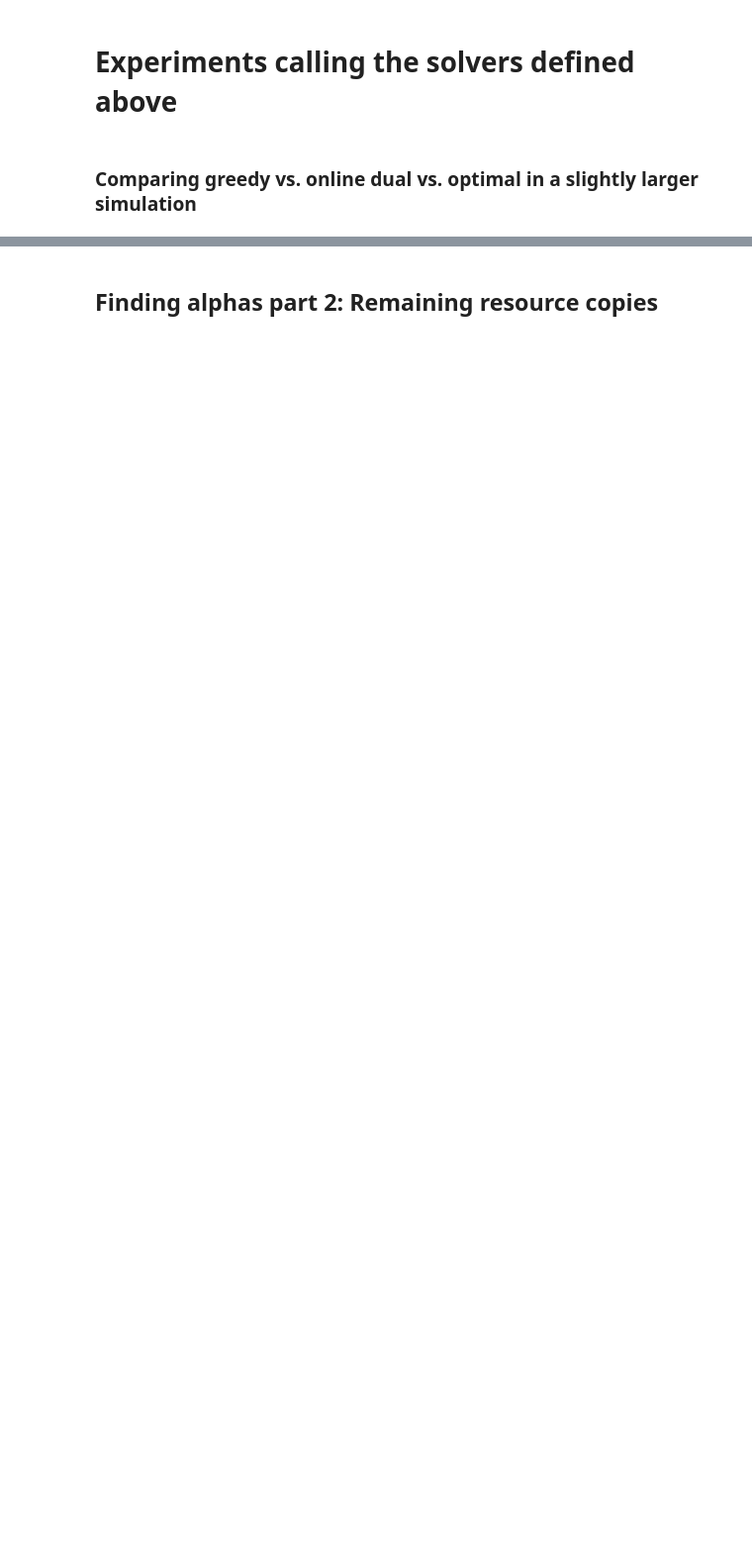
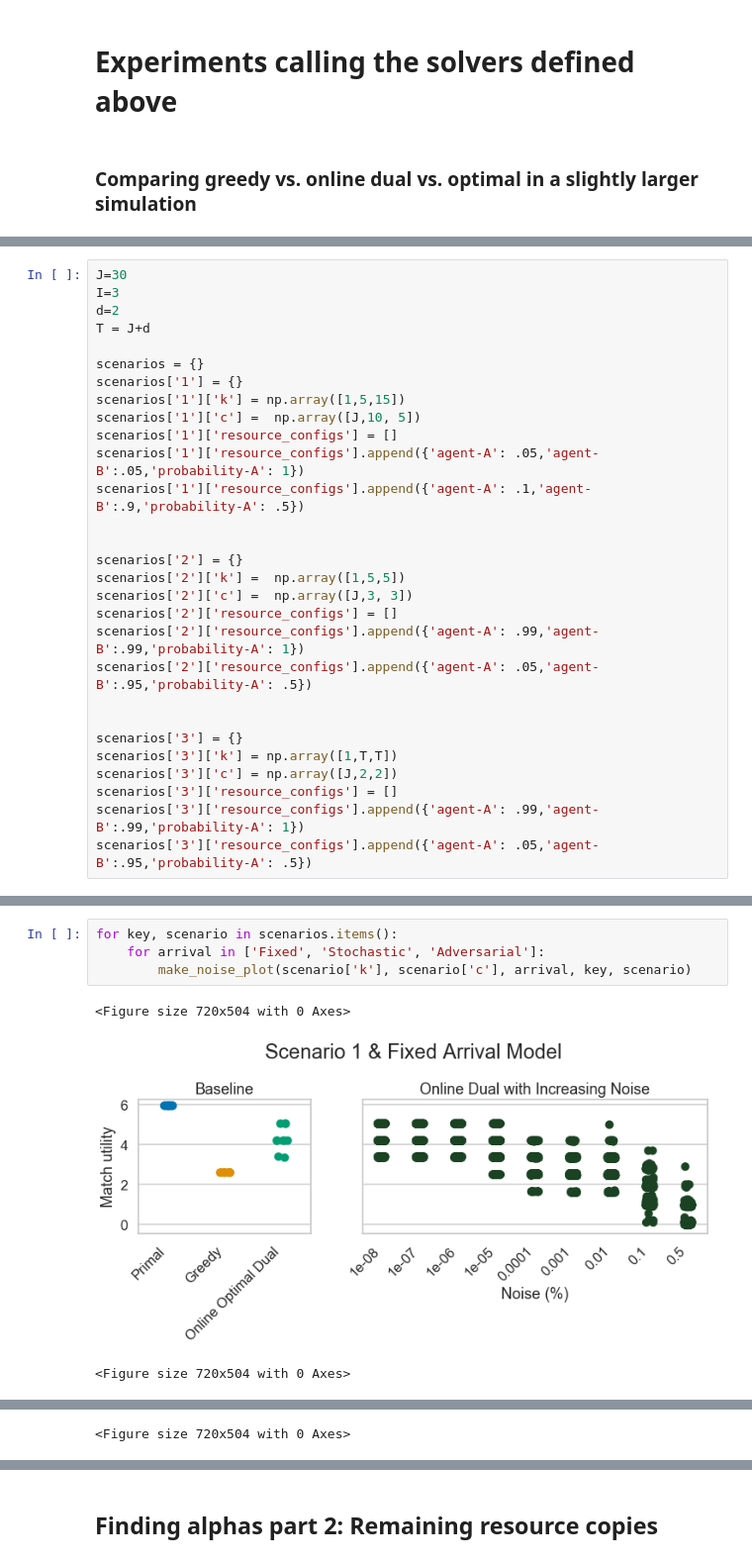
Before and after one commit to lguerdan/dynamic-matching-solver, a Jupyter notebook: dynamic_matching_solvers.ipynb, the cells around one changed output, grey strips where cells are left out. Shown at 99% size. Cells and saved outputs as stored; diff of their text form; blank space fills up the shorter version.

```diff
--- a/dynamic_matching_solvers.ipynb
+++ b/dynamic_matching_solvers.ipynb
@@ -432,0 +587,29 @@ def create_tableau_exp1(I,J,T,arrivals,match_weights=[]):
+# %%
+J=30
+I=3
+d=2
+T = J+d
+
+scenarios = {}
+scenarios['1'] = {}
+scenarios['1']['k'] = np.array([1,5,15])
+scenarios['1']['c'] =  np.array([J,10, 5])
+scenarios['1']['resource_configs'] = []
+scenarios['1']['resource_configs'].append({'agent-A': .05,'agent-B':.05,'probability-A': 1})
+scenarios['1']['resource_configs'].append({'agent-A': .1,'agent-B':.9,'probability-A': .5})
+
+
+scenarios['2'] = {}
+scenarios['2']['k'] =  np.array([1,5,5])
+scenarios['2']['c'] =  np.array([J,3, 3])
+scenarios['2']['resource_configs'] = []
+scenarios['2']['resource_configs'].append({'agent-A': .99,'agent-B':.99,'probability-A': 1})
+scenarios['2']['resource_configs'].append({'agent-A': .05,'agent-B':.95,'probability-A': .5})
+
+
+scenarios['3'] = {}
+scenarios['3']['k'] = np.array([1,T,T])
+scenarios['3']['c'] = np.array([J,2,2])
+scenarios['3']['resource_configs'] = []
+scenarios['3']['resource_configs'].append({'agent-A': .99,'agent-B':.99,'probability-A': 1})
+scenarios['3']['resource_configs'].append({'agent-A': .05,'agent-B':.95,'probability-A': .5})
@@ -432,0 +618,8 @@ def create_tableau_exp1(I,J,T,arrivals,match_weights=[]):
+# %%
+for key, scenario in scenarios.items():
+    for arrival in ['Fixed', 'Stochastic', 'Adversarial']:
+        make_noise_plot(scenario['k'], scenario['c'], arrival, key, scenario)
+# %% [output]
+<Figure size 720x504 with 0 Axes>
+[figure, added]
+<Figure size 720x504 with 0 Axes>
@@ -432,0 +627 @@ def create_tableau_exp1(I,J,T,arrivals,match_weights=[]):
+<Figure size 720x504 with 0 Axes>
```
Also changed, not shown: parts of 62 cells of this notebook, 5 other files.
